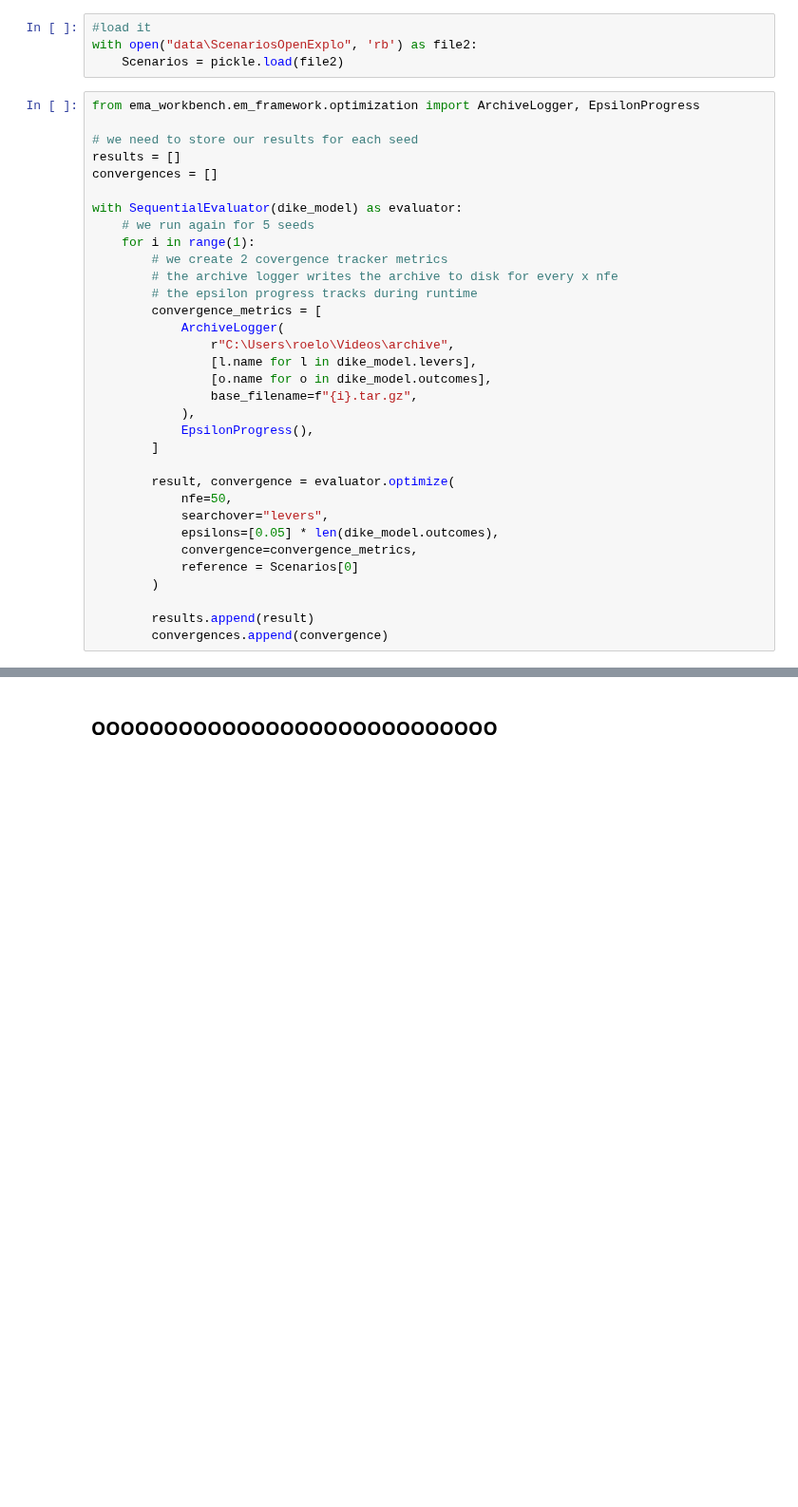
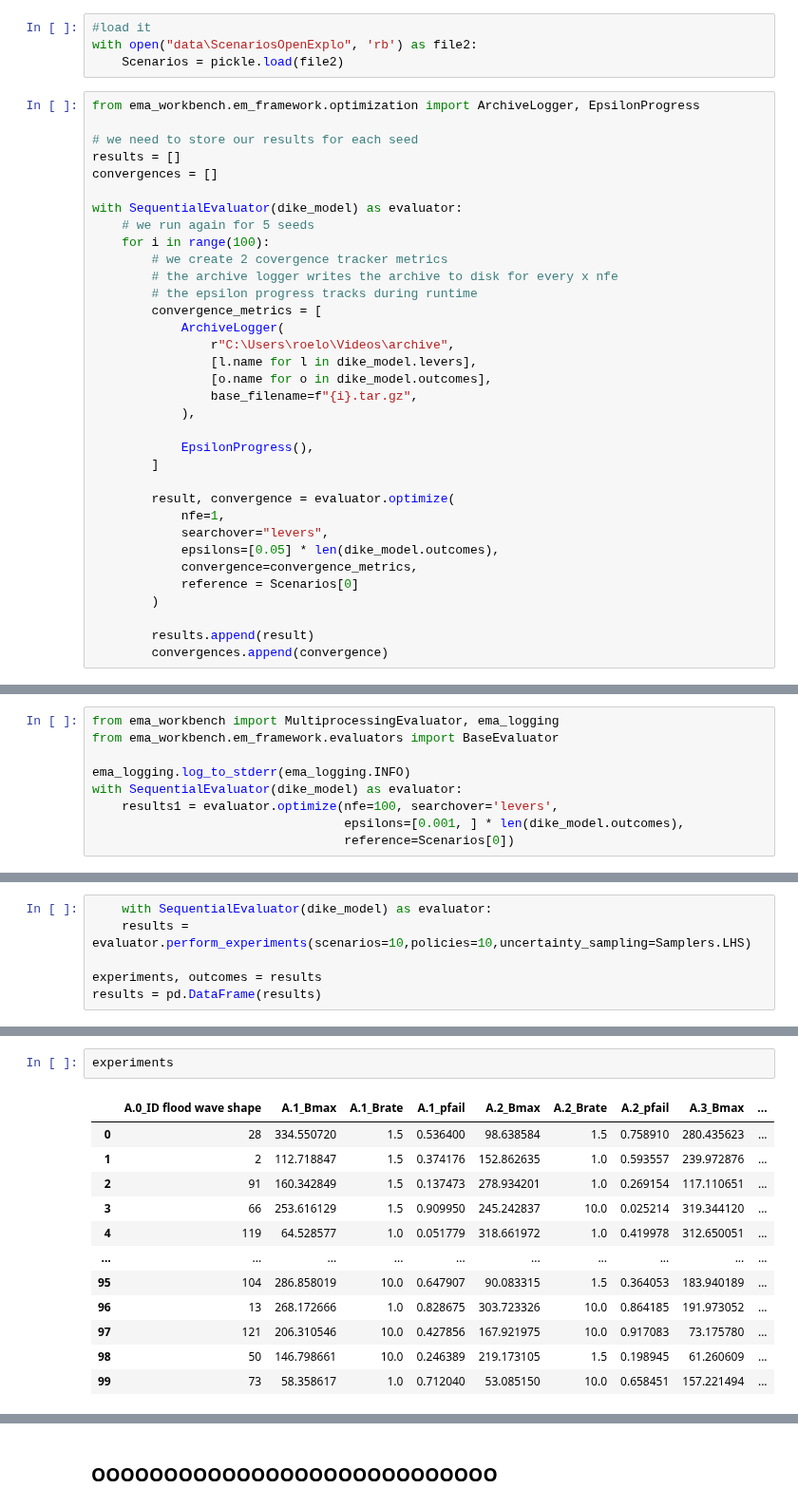
Before and after one commit to roesel1/EPA141A---MD, a Jupyter notebook: final assignment/Directed_search.ipynb, the cells around one changed output, grey strips where cells are left out. Shown at 95% size. Saved outputs shown, nothing was run; the diff lists cells and outputs as text; blank space fills up the shorter version.

```diff
--- a/final assignment/Directed_search.ipynb
+++ b/final assignment/Directed_search.ipynb
@@ -40,7 +40,7 @@ convergences = []
 
 with SequentialEvaluator(dike_model) as evaluator:
     # we run again for 5 seeds
-    for i in range(1):
+    for i in range(100):
         # we create 2 covergence tracker metrics
         # the archive logger writes the archive to disk for every x nfe
         # the epsilon progress tracks during runtime
@@ -51,11 +51,12 @@ with SequentialEvaluator(dike_model) as evaluator:
                 [o.name for o in dike_model.outcomes],
                 base_filename=f"{i}.tar.gz",
             ),
+
             EpsilonProgress(),
         ]
 
         result, convergence = evaluator.optimize(
-            nfe=50,
+            nfe=1,
             searchover="levers",
             epsilons=[0.05] * len(dike_model.outcomes),
             convergence=convergence_metrics,
@@ -66,0 +70,9 @@ with SequentialEvaluator(dike_model) as evaluator:
+# %%
+from ema_workbench import MultiprocessingEvaluator, ema_logging
+from ema_workbench.em_framework.evaluators import BaseEvaluator
+
+ema_logging.log_to_stderr(ema_logging.INFO)
+with SequentialEvaluator(dike_model) as evaluator:
+    results1 = evaluator.optimize(nfe=100, searchover='levers',
+                                  epsilons=[0.001, ] * len(dike_model.outcomes),
+                                  reference=Scenarios[0])
@@ -66,0 +97,6 @@ with SequentialEvaluator(dike_model) as evaluator:
+# %%
+    with SequentialEvaluator(dike_model) as evaluator:
+    results = evaluator.perform_experiments(scenarios=10,policies=10,uncertainty_sampling=Samplers.LHS)
+
+experiments, outcomes = results
+results = pd.DataFrame(results)
@@ -66,0 +105,15 @@ with SequentialEvaluator(dike_model) as evaluator:
+# %%
+experiments
+# %% [output]
+|  | A.0_ID flood wave shape | A.1_Bmax | A.1_Brate | A.1_pfail | A.2_Bmax | A.2_Brate | A.2_pfail | A.3_Bmax | ... |
+| 0 | 28 | 334.550720 | 1.5 | 0.536400 | 98.638584 | 1.5 | 0.758910 | 280.435623 | ... |
+| 1 | 2 | 112.718847 | 1.5 | 0.374176 | 152.862635 | 1.0 | 0.593557 | 239.972876 | ... |
+| 2 | 91 | 160.342849 | 1.5 | 0.137473 | 278.934201 | 1.0 | 0.269154 | 117.110651 | ... |
+| 3 | 66 | 253.616129 | 1.5 | 0.909950 | 245.242837 | 10.0 | 0.025214 | 319.344120 | ... |
+| 4 | 119 | 64.528577 | 1.0 | 0.051779 | 318.661972 | 1.0 | 0.419978 | 312.650051 | ... |
+| ... | ... | ... | ... | ... | ... | ... | ... | ... | ... |
+| 95 | 104 | 286.858019 | 10.0 | 0.647907 | 90.083315 | 1.5 | 0.364053 | 183.940189 | ... |
+| 96 | 13 | 268.172666 | 1.0 | 0.828675 | 303.723326 | 10.0 | 0.864185 | 191.973052 | ... |
+| 97 | 121 | 206.310546 | 10.0 | 0.427856 | 167.921975 | 10.0 | 0.917083 | 73.175780 | ... |
+| 98 | 50 | 146.798661 | 10.0 | 0.246389 | 219.173105 | 1.5 | 0.198945 | 61.260609 | ... |
+| 99 | 73 | 58.358617 | 1.0 | 0.712040 | 53.085150 | 10.0 | 0.658451 | 157.221494 | ... |
```
Also changed, not shown: parts of 34 cells of this notebook, 8 other files.
